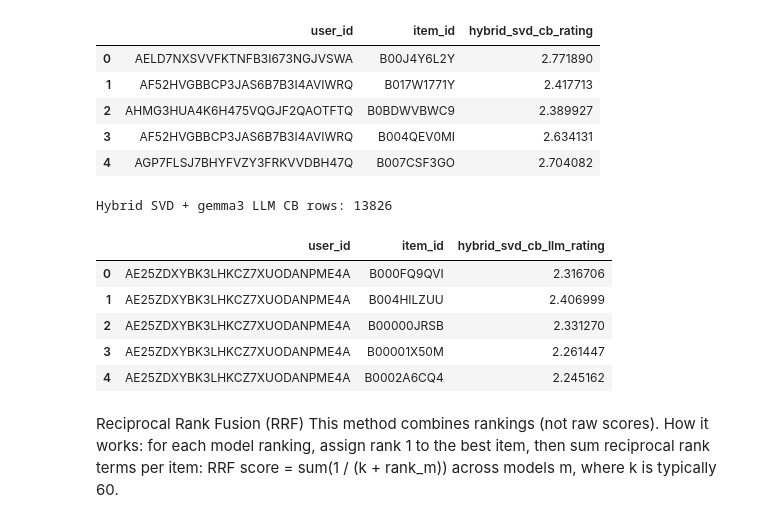
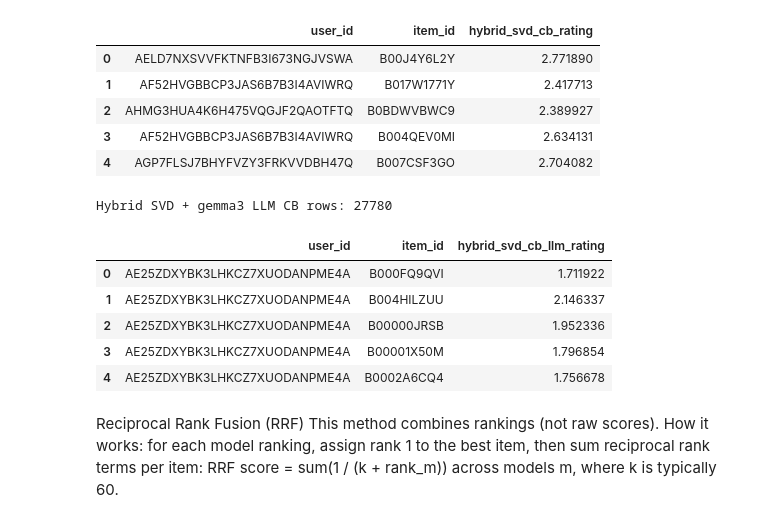
Before and after one commit to Armin-Irvije/Web-Recommender-Systems, a Jupyter notebook: week11.ipynb, the cells around one changed output. Drawn from its saved outputs; the diff is of its cells as text; code cells hidden in the pictures.

```diff
--- a/week11.ipynb
+++ b/week11.ipynb
@@ -233,7 +231,7 @@ Rows saved: 1261123
 3. Compute CB scores for unrated items.
 # %%
 # Build SVD candidate pool using per-user top-k (candidate generation stage)
-k_per_user = 10
+k_per_user = 20
 
 unobs_svd = unobserved_preds_svd.copy()
 if "user_id" not in unobs_svd.columns:
@@ -290,5 +287,0 @@ how detailed? ect.
-# %%
-# filter by item ids in test set
-metadata_df = metadata_df[metadata_df['item_id'].isin(test_df['item_id'])]
-metadata_df.head()
-print(len(metadata_df), len(test_df["item_id"].unique()))
@@ -299,7 +290,7 @@ Be able to change the model and try different LLMs
 # %%
 model_name = "gemma3"
 # %%
-# 3) Content-Based Base (LLM Metadata) - Gemma description generation on SVD candidates only
+# 3) Content-Based Base (LLM Metadata), description generation on SVD candidates only
 from concurrent.futures import ThreadPoolExecutor, as_completed
 
 if "candidate_item_ids_svd" not in globals():
@@ -316,9 +307,11 @@ metadata_llm_df = metadata_llm_df[metadata_llm_df["item_id"].isin(candidate_item
 items_df = (metadata_llm_df[["item_id", "title"]].drop_duplicates(subset=["item_id"]).reset_index(drop=True))
 
 if model_name == "qwen3:4b": # need this because colons can't be in file names
-    cache_path = Path(f"csv_files/qwen3_llm_item_descriptions.csv")
+    cache_path = Path(f"models/qwen3_llm_item_descriptions.csv")
 else:
-    cache_path = Path(f"csv_files/{model_name}_llm_item_descriptions.csv")
+    cache_path = Path(f"models/{model_name}_llm_item_descriptions.csv")
+
+cache_path.parent.mkdir(parents=True, exist_ok=True)
 
 deterministic_options = {"temperature": 0.0,"top_p": 1.0,"seed": 42,}
 
@@ -594,30 +578,30 @@ Combined SVD and regular CB ratings: 1261123 rows
 # %%
 # Combine SVD and LLM CB predictions using the weighted sum function
 # Recall that we use top-k svd candidates, so we need to use candidate_items_svd
 cb_llm_subset = cb_out_llm[cb_out_llm["item_id"].isin(candidate_item_ids_svd)].copy()
 # The cb llm is already based on the candidates
 # This is redundant safety check, but ensures we only combine on the intended candidate set
 
 hybrid_svd_cb_llm = combine_predictions_weighted_sum(
     df1=topk_per_user_svd,
     df2=cb_llm_subset,
     on_cols=["user_id", "item_id"],
     rating_col1="svd_rating",
     rating_col2="cb_rating",
-    alpha=0.8,
-    beta=0.2,
+    alpha=0.3,
+    beta=0.7,
     out_rating_col="hybrid_svd_cb_llm_rating"
 )
 print(f"Hybrid SVD + {model_name} LLM CB rows: {len(hybrid_svd_cb_llm)}")
 hybrid_svd_cb_llm.head()
 # %% [output]
-Hybrid SVD + gemma3 LLM CB rows: 13826
+Hybrid SVD + gemma3 LLM CB rows: 27780
 |  | user_id | item_id | hybrid_svd_cb_llm_rating |
-| 0 | AE25ZDXYBK3LHKCZ7XUODANPME4A | B000FQ9QVI | 2.316706 |
-| 1 | AE25ZDXYBK3LHKCZ7XUODANPME4A | B004HILZUU | 2.406999 |
-| 2 | AE25ZDXYBK3LHKCZ7XUODANPME4A | B00000JRSB | 2.331270 |
-| 3 | AE25ZDXYBK3LHKCZ7XUODANPME4A | B00001X50M | 2.261447 |
-| 4 | AE25ZDXYBK3LHKCZ7XUODANPME4A | B0002A6CQ4 | 2.245162 |
+| 0 | AE25ZDXYBK3LHKCZ7XUODANPME4A | B000FQ9QVI | 1.711922 |
+| 1 | AE25ZDXYBK3LHKCZ7XUODANPME4A | B004HILZUU | 2.146337 |
+| 2 | AE25ZDXYBK3LHKCZ7XUODANPME4A | B00000JRSB | 1.952336 |
+| 3 | AE25ZDXYBK3LHKCZ7XUODANPME4A | B00001X50M | 1.796854 |
+| 4 | AE25ZDXYBK3LHKCZ7XUODANPME4A | B0002A6CQ4 | 1.756678 |
 # %% [markdown]
 Reciprocal Rank Fusion (RRF)
 This method combines rankings (not raw scores).
```
Also changed, not shown: parts of 37 cells of this notebook, 9 other files.
